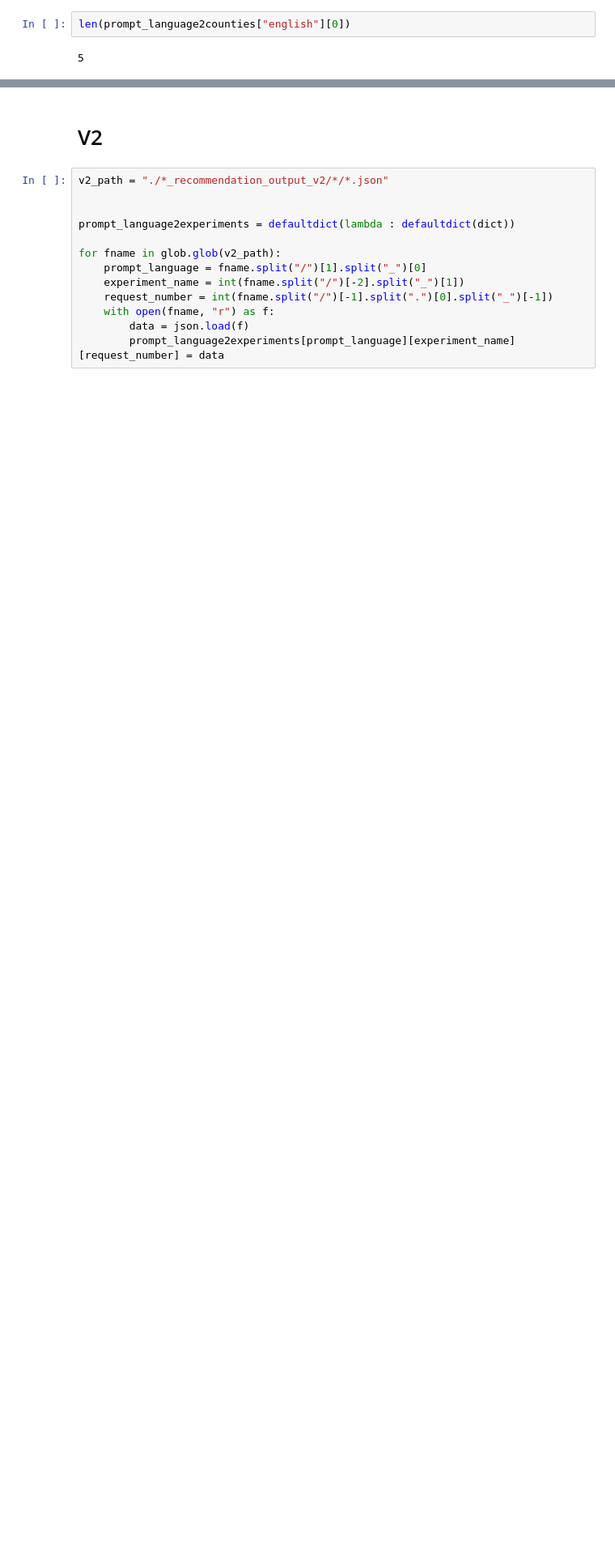
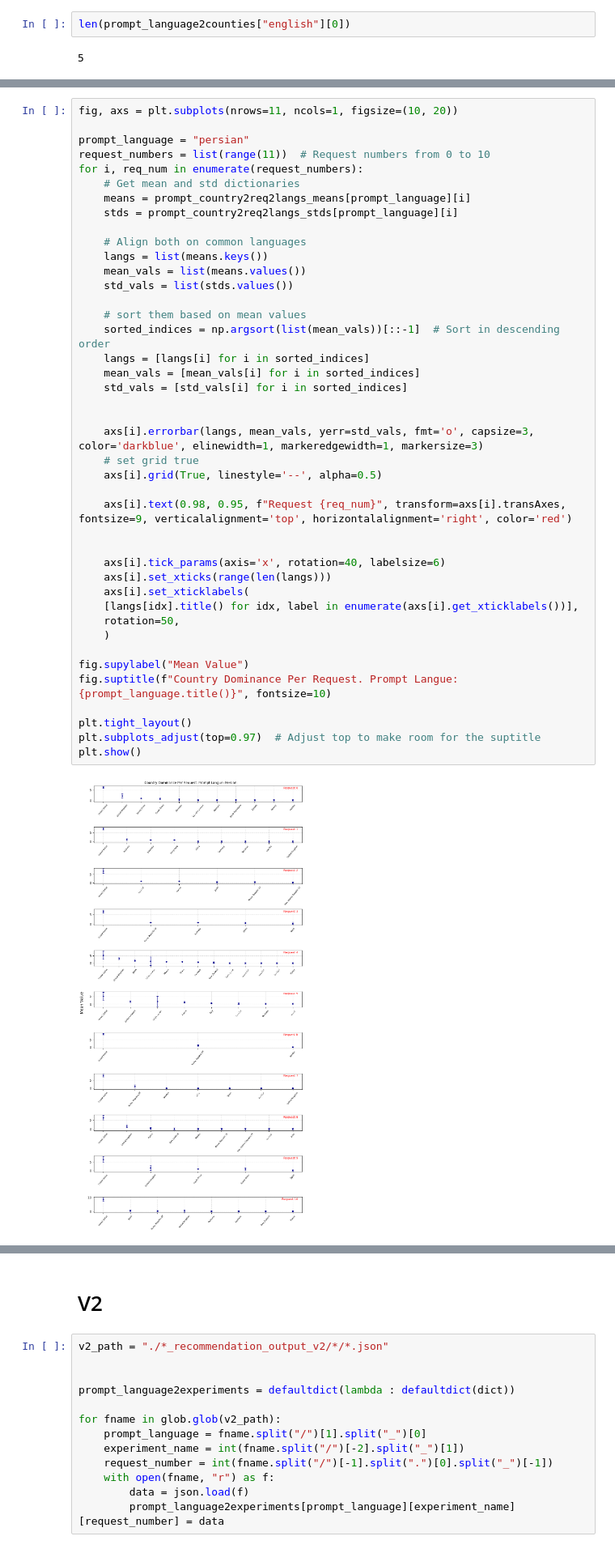
Before and after one commit to aysegulrana/recsys-llm-fairness, a Jupyter notebook: updated_stats_analysis.ipynb, the cells around one changed output, grey strips where cells are left out. Shown at 81% size. Saved outputs shown, nothing was run; the diff lists cells and outputs as text; blank space fills up the shorter version.

Commit message:
country stats are added

```diff
--- a/updated_stats_analysis.ipynb
+++ b/updated_stats_analysis.ipynb
@@ -575,0 +654,44 @@ plt.show()
+# %%
+fig, axs = plt.subplots(nrows=11, ncols=1, figsize=(10, 20))
+
+prompt_language = "persian"
+request_numbers = list(range(11))  # Request numbers from 0 to 10
+for i, req_num in enumerate(request_numbers):
+    # Get mean and std dictionaries
+    means = prompt_country2req2langs_means[prompt_language][i]
+    stds = prompt_country2req2langs_stds[prompt_language][i]
+
+    # Align both on common languages
+    langs = list(means.keys())
+    mean_vals = list(means.values())
+    std_vals = list(stds.values())
+
+    # sort them based on mean values
+    sorted_indices = np.argsort(list(mean_vals))[::-1]  # Sort in descending order
+    langs = [langs[i] for i in sorted_indices]
+    mean_vals = [mean_vals[i] for i in sorted_indices]
+    std_vals = [std_vals[i] for i in sorted_indices]
+
+
+    axs[i].errorbar(langs, mean_vals, yerr=std_vals, fmt='o', capsize=3, color='darkblue', elinewidth=1, markeredgewidth=1, markersize=3)
+    # set grid true
+    axs[i].grid(True, linestyle='--', alpha=0.5)
+
+    axs[i].text(0.98, 0.95, f"Request {req_num}", transform=axs[i].transAxes, fontsize=9, verticalalignment='top', horizontalalignment='right', color='red')
+
+
+    axs[i].tick_params(axis='x', rotation=40, labelsize=6)
+    axs[i].set_xticks(range(len(langs)))
+    axs[i].set_xticklabels(
+    [langs[idx].title() for idx, label in enumerate(axs[i].get_xticklabels())],
+    rotation=50,
+    )
+
+fig.supylabel("Mean Value")
+fig.suptitle(f"Country Dominance Per Request. Prompt Langue: {prompt_language.title()}", fontsize=10)
+
+plt.tight_layout()
+plt.subplots_adjust(top=0.97)  # Adjust top to make room for the suptitle
+plt.show()
+# %% [output]
+[figure, added]
```
Also changed, not shown: parts of 28 cells of this notebook.
